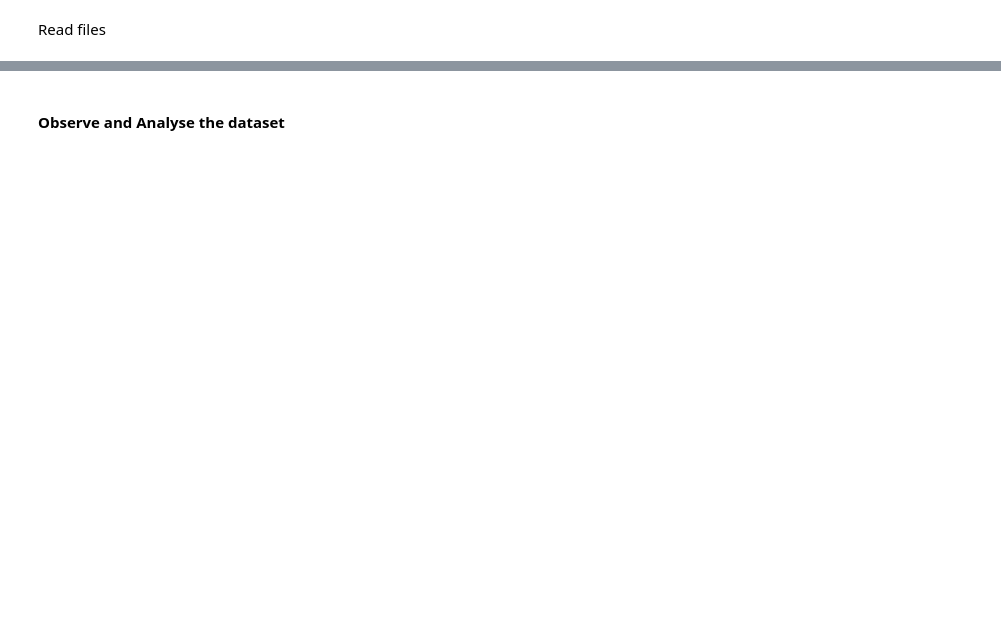
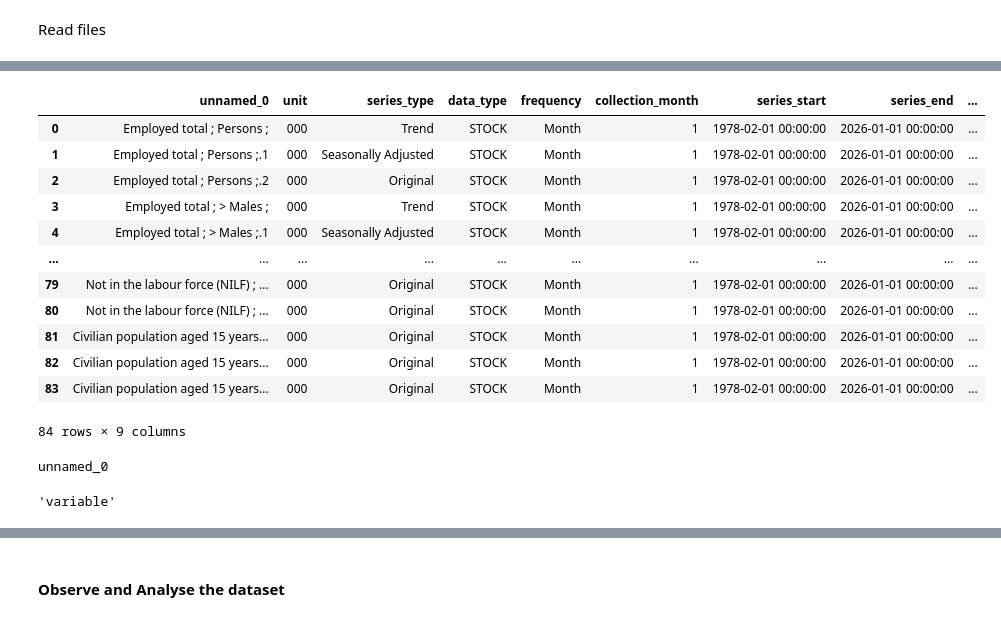
Before and after one commit to Abotyt/australiaMarketExpansionStrategy, a Jupyter notebook: AustralianUnemployedPrediction/DataWrangling&Cleaning/DataCleaning.ipynb, the cells around one changed output, grey strips where cells are left out. Drawn from its saved outputs; the diff is of its cells as text; code cells hidden in the pictures; blank space fills up the shorter version.

Commit message:
EmploymentByState_NewSouthWales: cleaned matadata done

```diff
--- a/AustralianUnemployedPrediction/DataWrangling&Cleaning/DataCleaning.ipynb
+++ b/AustralianUnemployedPrediction/DataWrangling&Cleaning/DataCleaning.ipynb
@@ -37,0 +92,4 @@ EmploymentByState_NewSouthWales_Original = pd.read_excel(EmploymentByState_NewSo
+# %%
+# Extract the first eight rows into metadata and transpose the matrix
+mata_data = EmploymentByState_NewSouthWales_Original.iloc[:8].T
+mata_data.head()
@@ -37,0 +103,4 @@ EmploymentByState_NewSouthWales_Original = pd.read_excel(EmploymentByState_NewSo
+# %%
+# reset index
+mata_data_reindex = mata_data.reset_index()
+mata_data_reindex.head()
@@ -37,0 +114,4 @@ EmploymentByState_NewSouthWales_Original = pd.read_excel(EmploymentByState_NewSo
+# %%
+# extract first row and use it as column names
+new_columns = list(mata_data_reindex.iloc[0])
+new_columns
@@ -37,0 +128,34 @@ EmploymentByState_NewSouthWales_Original = pd.read_excel(EmploymentByState_NewSo
+# %%
+# update column format
+for i in range(len(new_columns)):
+    column_name = new_columns[i].lower()
+    punctuation_removed = column_name.translate(str.maketrans('','',string.punctuation))
+    new_columns[i] = punctuation_removed.replace(' ', '_')
+# %%
+# assign, remove first row, reset index
+mata_data_reindex.columns = new_columns
+mata_data_updated_columns = mata_data_reindex.iloc[1:].reset_index(drop = True)
+mata_data_updated_columns
+# %% [output]
+|  | unnamed_0 | unit | series_type | data_type | frequency | collection_month | series_start | series_end | ... |
+| 0 | Employed total ; Persons ; | 000 | Trend | STOCK | Month | 1 | 1978-02-01 00:00:00 | 2026-01-01 00:00:00 | ... |
+| 1 | Employed total ; Persons ;.1 | 000 | Seasonally Adjusted | STOCK | Month | 1 | 1978-02-01 00:00:00 | 2026-01-01 00:00:00 | ... |
+| 2 | Employed total ; Persons ;.2 | 000 | Original | STOCK | Month | 1 | 1978-02-01 00:00:00 | 2026-01-01 00:00:00 | ... |
+| 3 | Employed total ; > Males ; | 000 | Trend | STOCK | Month | 1 | 1978-02-01 00:00:00 | 2026-01-01 00:00:00 | ... |
+| 4 | Employed total ; > Males ;.1 | 000 | Seasonally Adjusted | STOCK | Month | 1 | 1978-02-01 00:00:00 | 2026-01-01 00:00:00 | ... |
+| ... | ... | ... | ... | ... | ... | ... | ... | ... | ... |
+| 79 | Not in the labour force (NILF) ; ... | 000 | Original | STOCK | Month | 1 | 1978-02-01 00:00:00 | 2026-01-01 00:00:00 | ... |
+| 80 | Not in the labour force (NILF) ; ... | 000 | Original | STOCK | Month | 1 | 1978-02-01 00:00:00 | 2026-01-01 00:00:00 | ... |
+| 81 | Civilian population aged 15 years... | 000 | Original | STOCK | Month | 1 | 1978-02-01 00:00:00 | 2026-01-01 00:00:00 | ... |
+| 82 | Civilian population aged 15 years... | 000 | Original | STOCK | Month | 1 | 1978-02-01 00:00:00 | 2026-01-01 00:00:00 | ... |
+| 83 | Civilian population aged 15 years... | 000 | Original | STOCK | Month | 1 | 1978-02-01 00:00:00 | 2026-01-01 00:00:00 | ... |
+84 rows × 9 columns
+# %%
+# update the first column name
+first_column = mata_data_updated_columns.columns[0]
+print(first_column)
+mata_data_updated_columns.rename(columns={first_column : 'variable'}, inplace = True)
+mata_data_updated_columns.columns[0]
+# %% [output]
+unnamed_0
+'variable'
```
Also changed, not shown: parts of 152 cells of this notebook.
